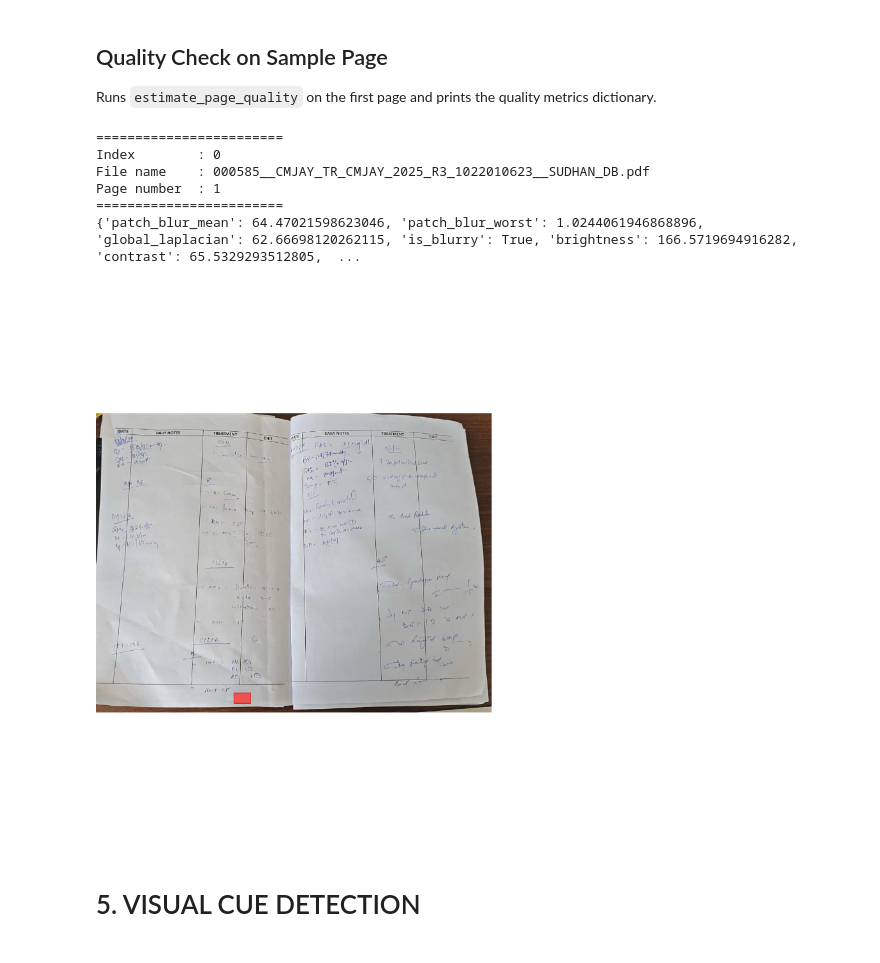
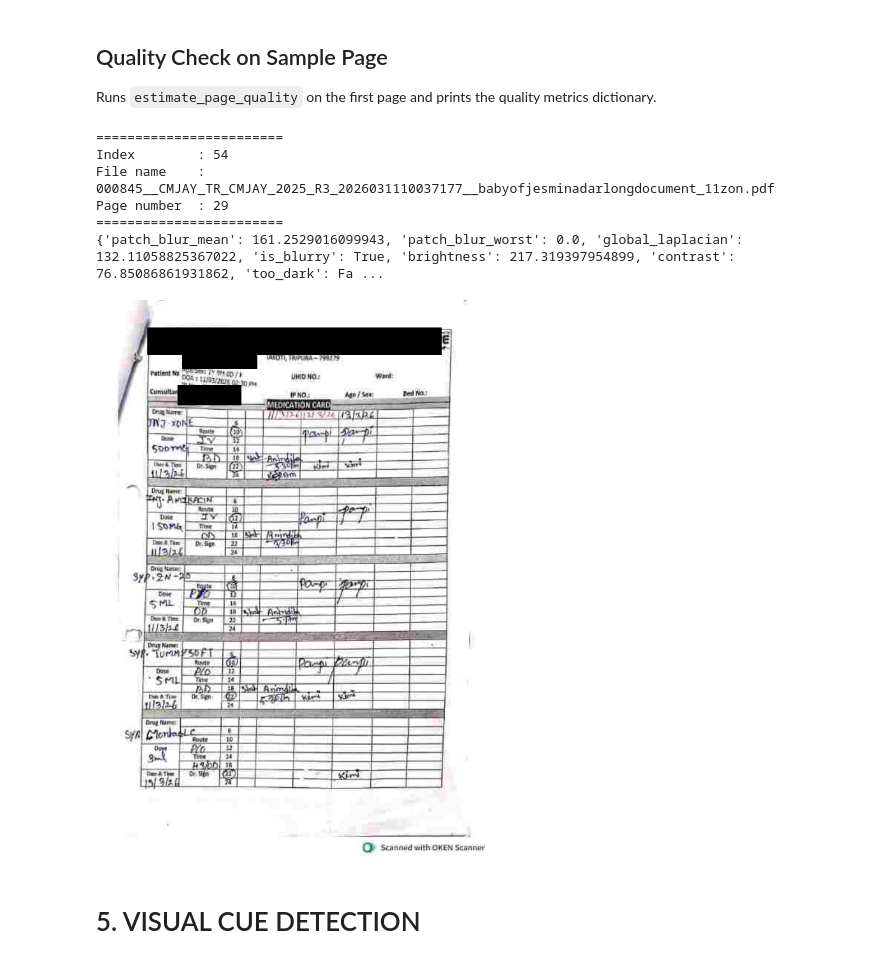
Before and after one commit to vidit-arca/Hackathon-, a Jupyter notebook: nha.ipynb, the cells around one changed output. Cells and saved outputs as stored; diff of their text form; code cells hidden in the pictures.

```diff
--- a/nha.ipynb
+++ b/nha.ipynb
@@ -753,7 +752,7 @@ def estimate_page_quality(page_image: Any) -> Dict[str, Any]:
 Runs `estimate_page_quality` on the first page and prints the quality metrics dictionary.
 # %%
 # Test quality check
-target_page_number = 1
+target_page_number = 29
 
 for i, page in enumerate(all_pages):
     if page["page_number"] == target_page_number:
@@ -769,15 +768,15 @@ for i, page in enumerate(all_pages):
         break
 # %% [output]
 ========================
-Index        : 0
-File name    : 000585__CMJAY_TR_CMJAY_2025_R3_1022010623__SUDHAN_DB.pdf
-Page number  : 1
+Index        : 54
+File name    : 000845__CMJAY_TR_CMJAY_2025_R3_2026031110037177__babyofjesminadarlongdocument_11zon.pdf
+Page number  : 29
 ========================
-{'patch_blur_mean': 64.47021598623046, 'patch_blur_worst': 1.0244061946868896, 'global_laplacian': 62.66698120262115, 'is_blurry': True, 'brightness': 166.5719694916282, 'contrast': 65.5329293512805,  ...
+{'patch_blur_mean': 161.2529016099943, 'patch_blur_worst': 0.0, 'global_laplacian': 132.11058825367022, 'is_blurry': True, 'brightness': 217.319397954899, 'contrast': 76.85086861931862, 'too_dark': Fa ...
 # %%
-all_pages[162]["image"]
+all_pages[28]["image"]
 # %% [output]
-[figure, old version]
+[figure, new version]
 # %% [markdown]
 # 5. VISUAL CUE DETECTION
 # %% [markdown]
```
Also changed, not shown: parts of 43 cells of this notebook.
